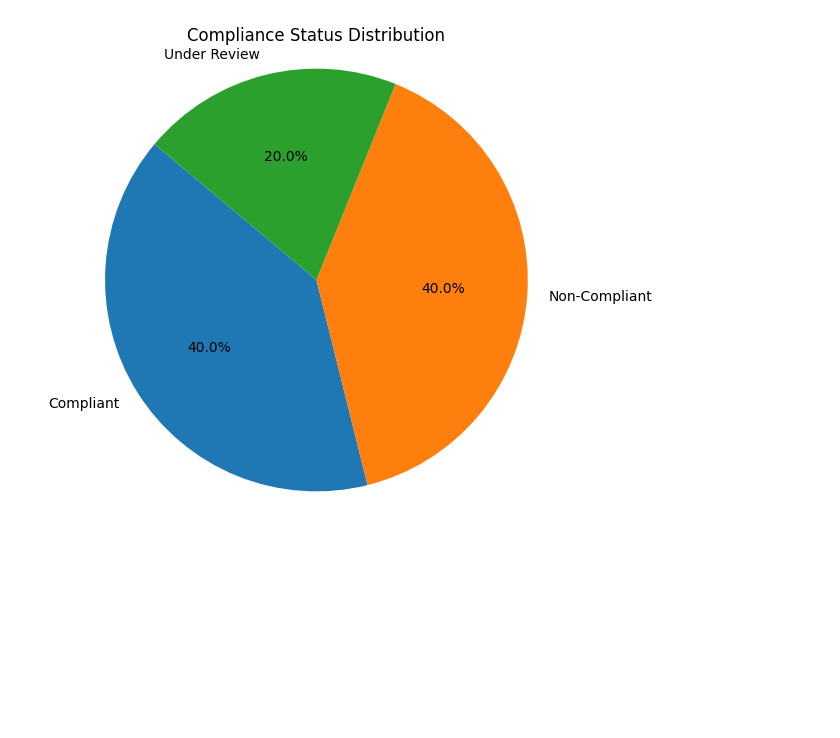
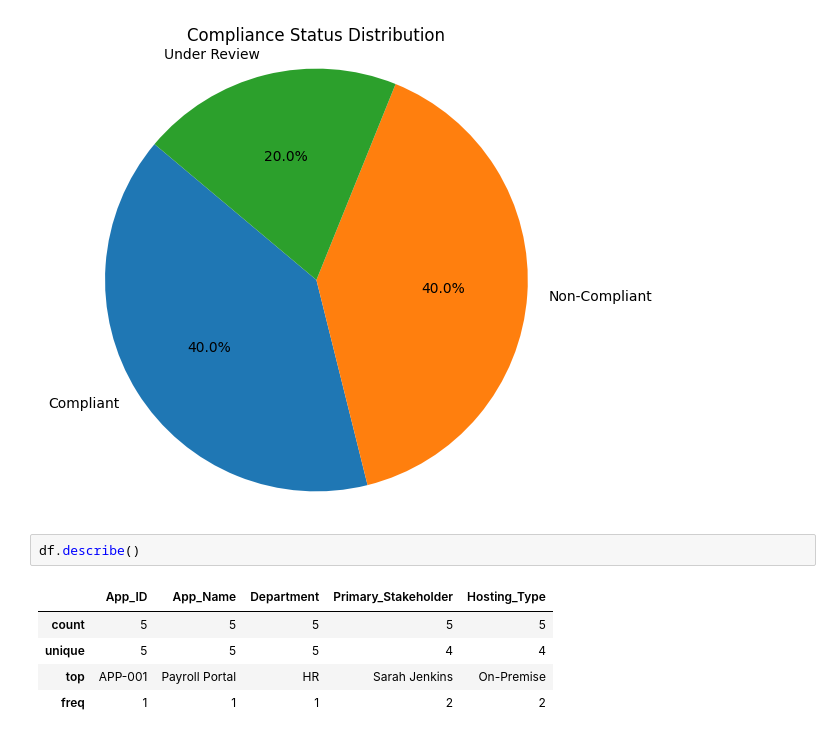
Before and after one commit to CT-Vishwas/ey-coh3-workspace, a Jupyter notebook: app1/notebook/eda.ipynb, the cells around one changed output. Saved outputs shown, nothing was run; the diff lists cells and outputs as text; blank space fills up the shorter version.

```diff
--- a/app1/notebook/eda.ipynb
+++ b/app1/notebook/eda.ipynb
@@ -128,3 +128,11 @@ plt.axis('equal')
 plt.show()
 # %% [output]
 [figure]
+# %%
+df.describe()
+# %% [output]
+|  | App_ID | App_Name | Department | Primary_Stakeholder | Hosting_Type |
+| count | 5 | 5 | 5 | 5 | 5 |
+| unique | 5 | 5 | 5 | 4 | 4 |
+| top | APP-001 | Payroll Portal | HR | Sarah Jenkins | On-Premise |
+| freq | 1 | 1 | 1 | 2 | 2 |
```
Also changed, not shown: 6 other files.
